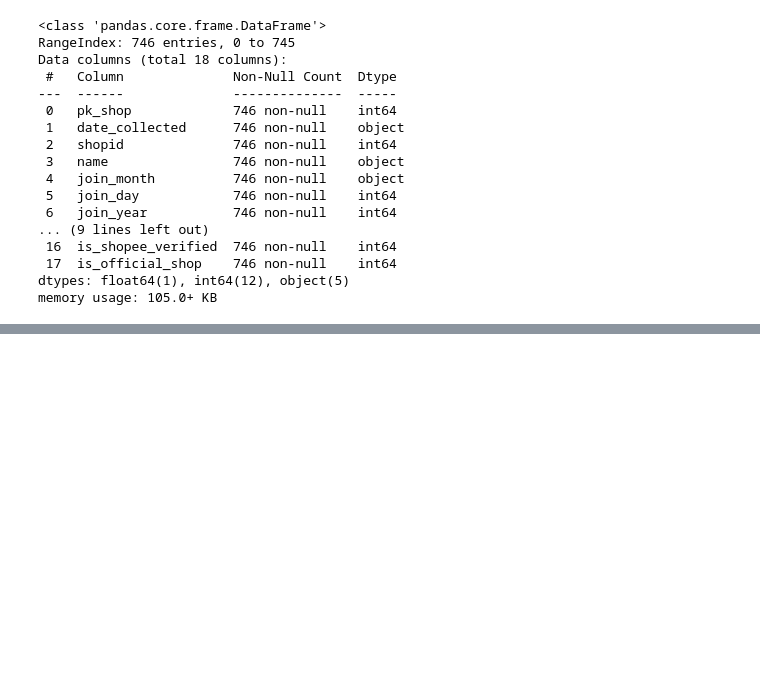
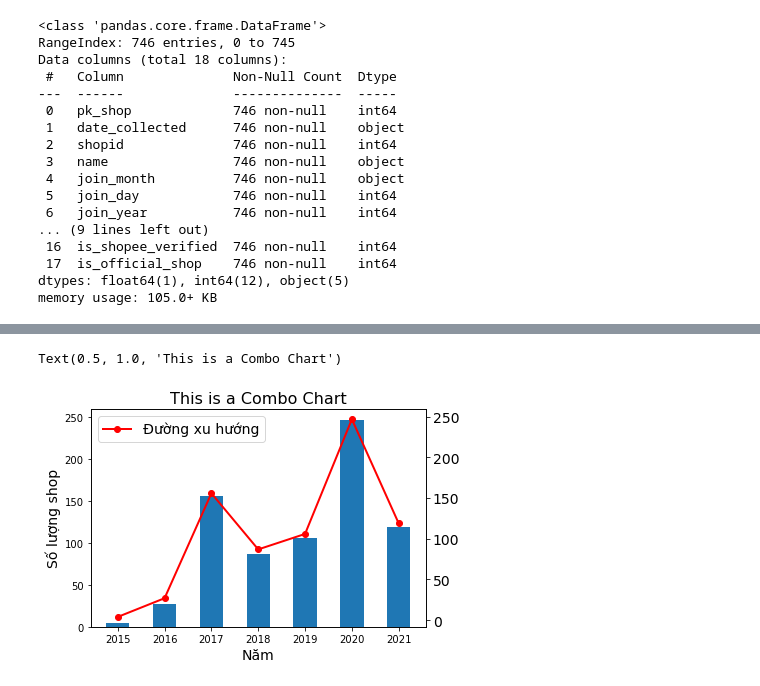
Before and after one commit to Trang27cl/testgit, a Jupyter notebook: shopeep_koreantop_clothing_shop_data.ipynb, the cells around one changed output, grey strips where cells are left out. Cells and saved outputs as stored; diff of their text form; code cells hidden in the pictures; blank space fills up the shorter version.

```diff
--- a/shopeep_koreantop_clothing_shop_data.ipynb
+++ b/shopeep_koreantop_clothing_shop_data.ipynb
@@ -194,0 +187,20 @@ plt.show()
+# %%
+#Vẽ biểu đồ:
+#So sánh số lượng shop gia nhập theo các năm.
+#Xu hướng của số lượng shop gia nhập theo từng tháng trong từng năm.plt.bar(x, y2, label = 'line 2', width = 0.5) #vẽ biểu đồ cột
+df2=df.pivot_table('shopid',index='join_year',aggfunc='count')
+df2.index
+plt.bar(df2.index, df2['shopid'], label = 'Số lượng shop', width = 0.5)
+axes1 = plt.gca()
+axes2 = axes1.twinx()
+axes2.plot(df2.index, df2['shopid'], label = 'Đường xu hướng', linewidth = 2, c = 'r', marker = 'o') #vẽ biểu đồ đường
+#Cài đặt các thuộc tính
+axes1.set_xlabel('Năm', fontsize = 14) #thay đổi nhãn trục X
+axes1.set_ylabel('Số lượng shop', fontsize = 14) #thay đổi nhãn trục Y trái
+plt.legend(fontsize = 14)
+plt.xticks(fontsize = 14)
+plt.yticks(fontsize = 14)
+plt.title('This is a Combo Chart', fontsize = 16)
+# %% [output]
+Text(0.5, 1.0, 'This is a Combo Chart')
+[figure, added]
```
Also changed, not shown: parts of 5 cells of this notebook.
